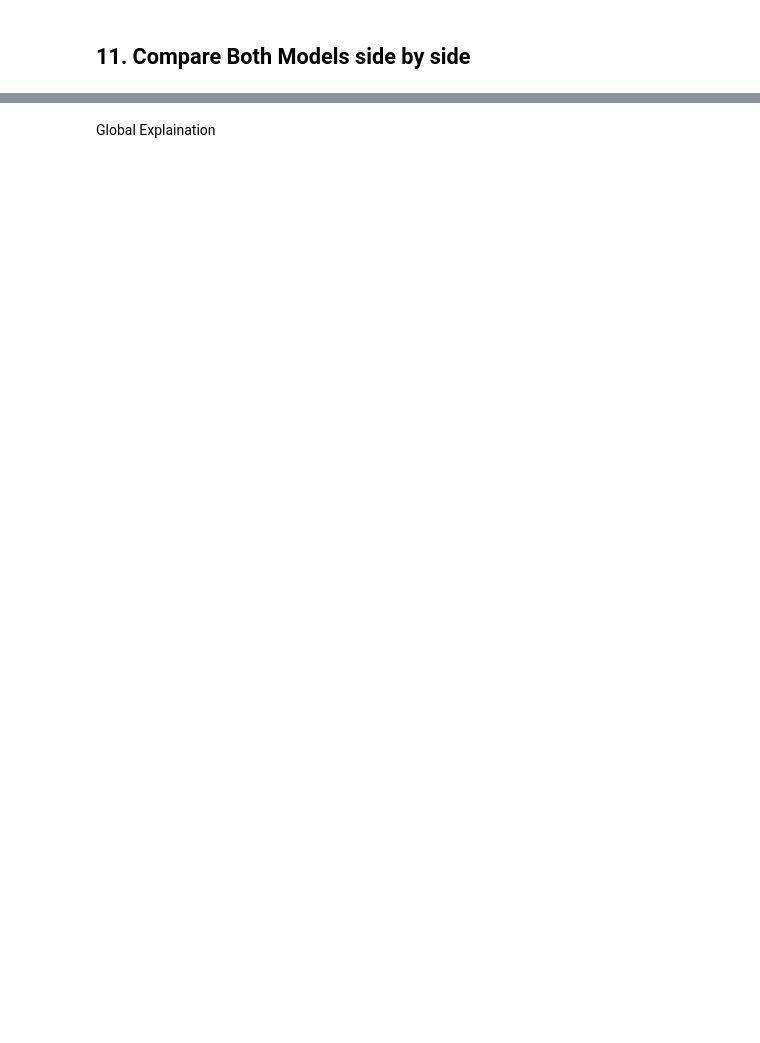
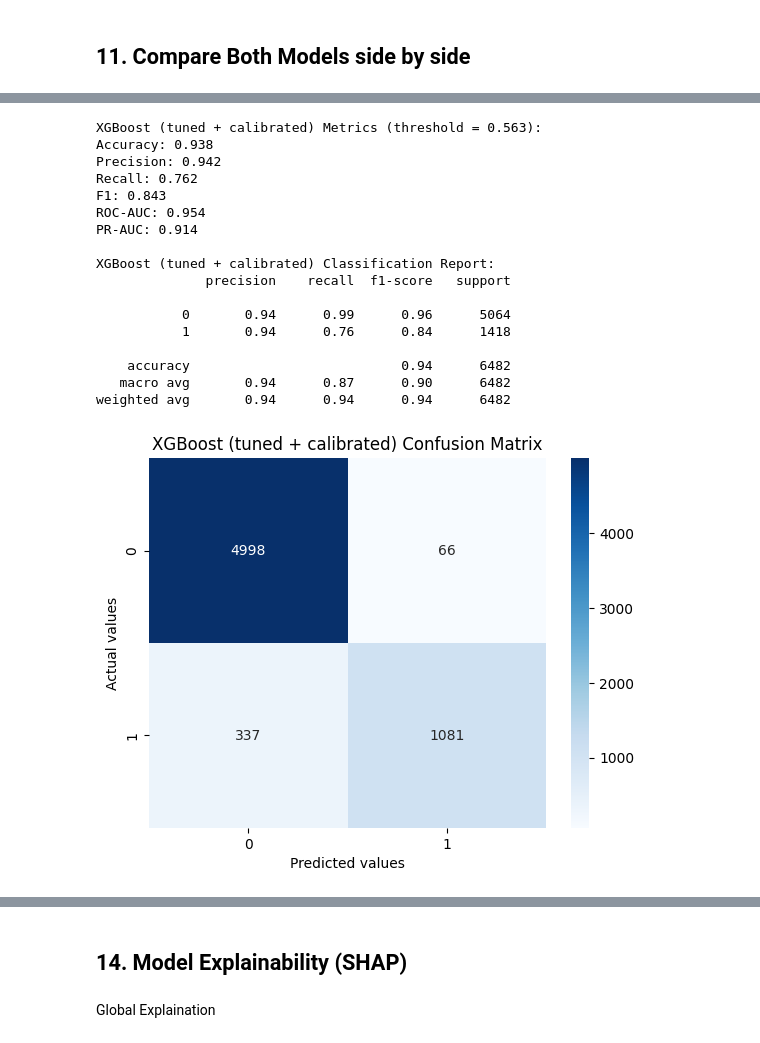
Before and after one commit to AbhayDixit1902/Credit-Risk-Assesment-using-SHAP, a Jupyter notebook: Credit_Risk.ipynb, the cells around one changed output, grey strips where cells are left out. Saved outputs shown, nothing was run; the diff lists cells and outputs as text; code cells hidden in the pictures; blank space fills up the shorter version.

```diff
--- a/Credit_Risk.ipynb
+++ b/Credit_Risk.ipynb
@@ -672,0 +726,22 @@ import shap
+# %%
+final_metrics = evaluate_model('XGBoost (tuned + calibrated)', calibrated_model,
+                               X_test, Y_test, threshold=best_threshold)
+# %% [output]
+XGBoost (tuned + calibrated) Metrics (threshold = 0.563):
+Accuracy: 0.938
+Precision: 0.942
+Recall: 0.762
+F1: 0.843
+ROC-AUC: 0.954
+PR-AUC: 0.914
+
+XGBoost (tuned + calibrated) Classification Report:
+              precision    recall  f1-score   support
+
+           0       0.94      0.99      0.96      5064
+           1       0.94      0.76      0.84      1418
+
+    accuracy                           0.94      6482
+   macro avg       0.94      0.87      0.90      6482
+weighted avg       0.94      0.94      0.94      6482
+[figure, added]
@@ -673,3 +749,5 @@ import shap
+# %% [markdown]
+## 14. Model Explainability (SHAP)
 # %%
 # Getting Trained XGBoost classifier model out of pipeline
 xgb_classifier = xg_model.named_steps['classifier']
```
Also changed, not shown: parts of 47 cells of this notebook, 8 other files.
